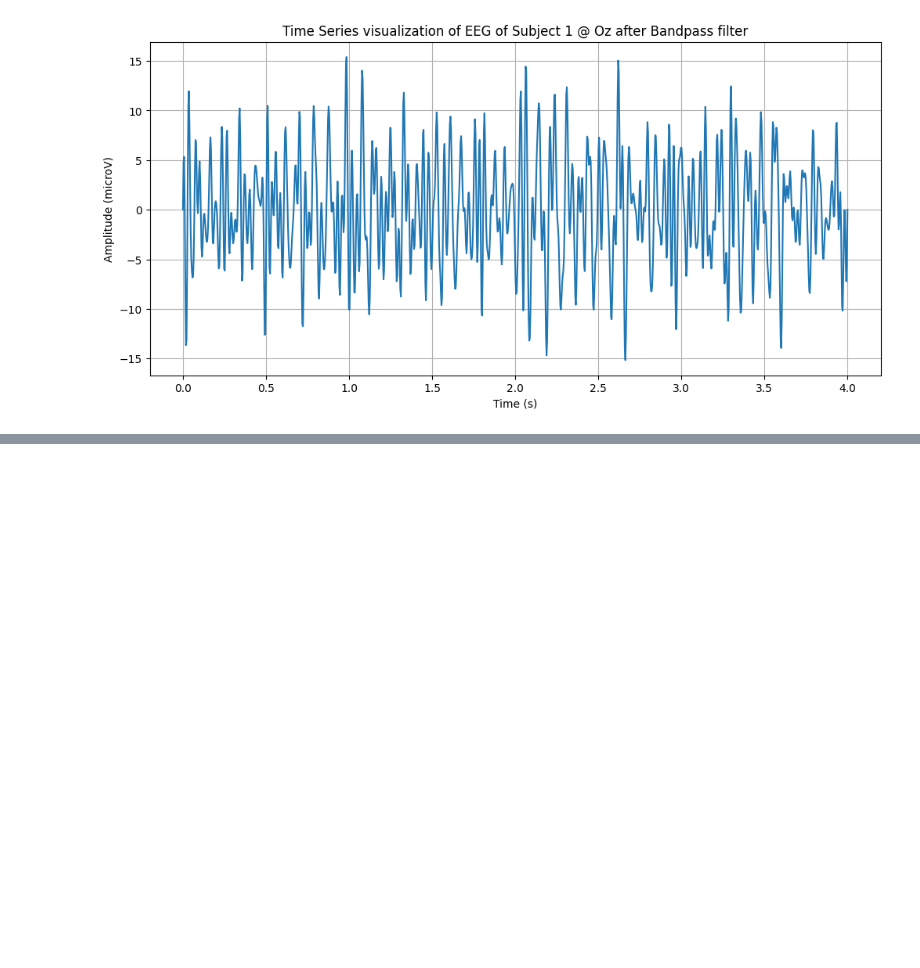
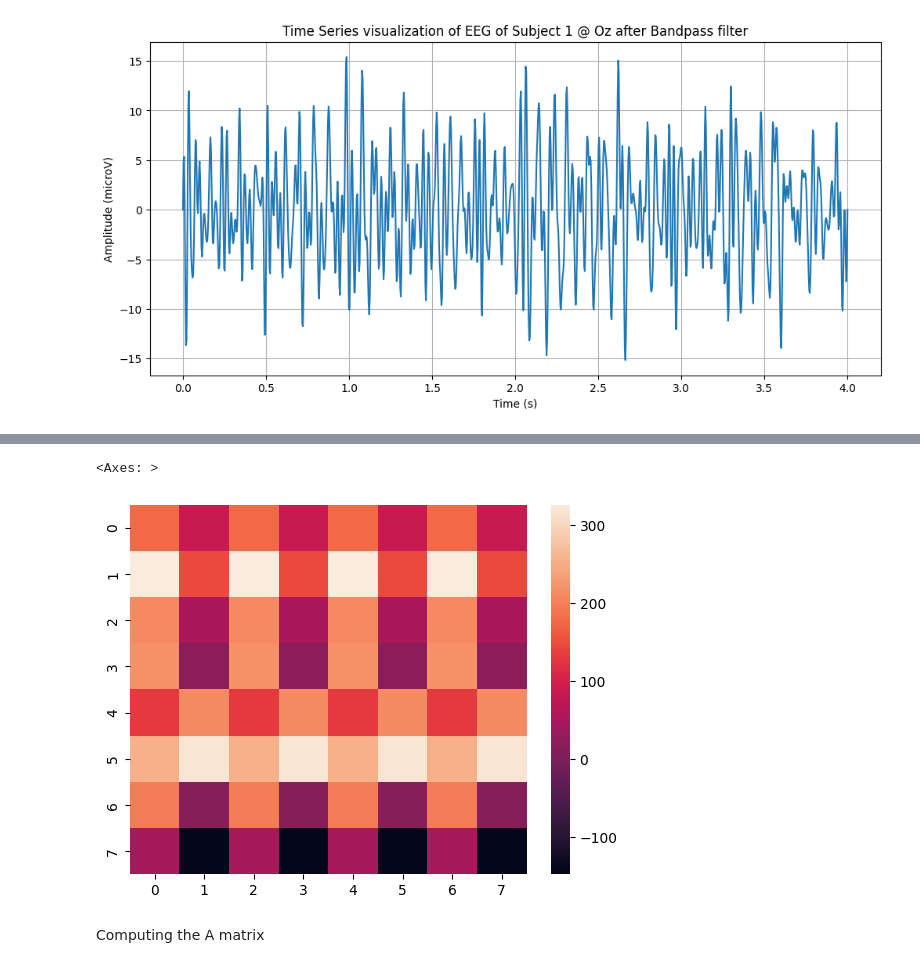
Before and after one commit to AkilanSS/12JFPM_SSVEP, a Jupyter notebook: src/cca_classification.ipynb, the cells around one changed output, grey strips where cells are left out. Cells and saved outputs as stored; diff of their text form; code cells hidden in the pictures; blank space fills up the shorter version.

```diff
--- a/src/cca_classification.ipynb
+++ b/src/cca_classification.ipynb
@@ -209,0 +130,8 @@ for t in range(row):
+# %%
+#Plotting a heatmap for 0th trial with 9.25Hz(#0 freq)
+sns.heatmap(C_XY[0][4])
+# %% [output]
+<Axes: >
+[figure, added]
+# %% [markdown]
+Computing the A matrix
```
Also changed, not shown: parts of 28 cells of this notebook.
